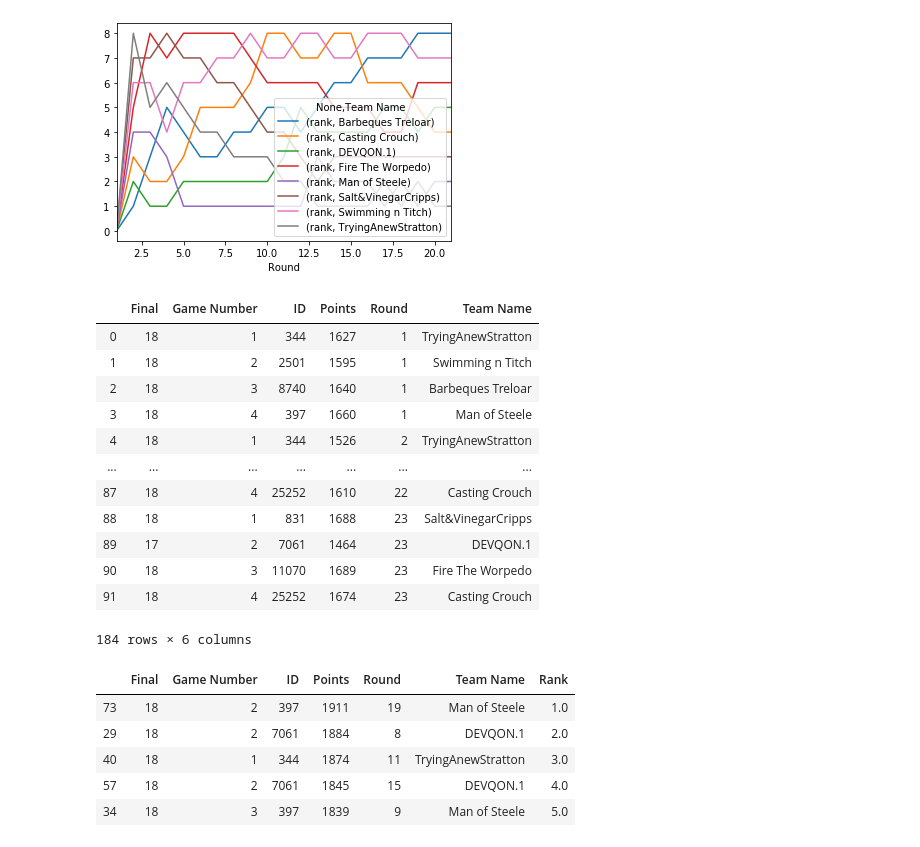
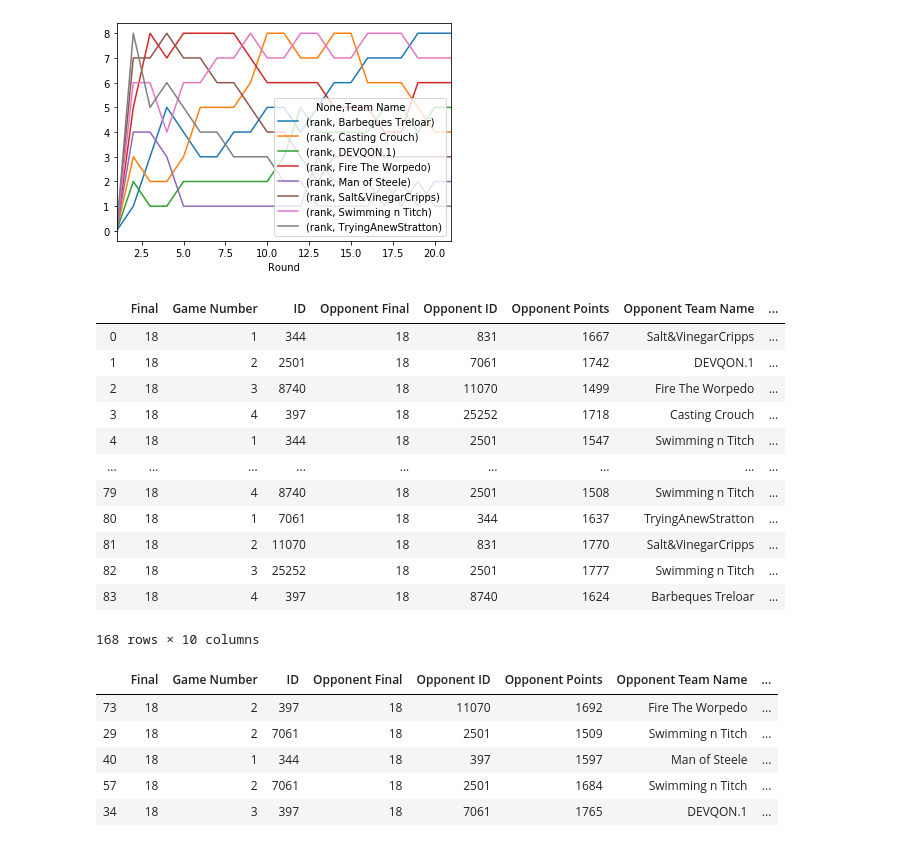
Before and after one commit to mark-richards/sc_scraper, a Jupyter notebook: 2019 Summary.ipynb, the cells around one changed output. Cells and saved outputs as stored; diff of their text form; code cells hidden in the pictures.

```diff
--- a/2019 Summary.ipynb
+++ b/2019 Summary.ipynb
@@ -594,35 +594,35 @@ plot = df_grouped_ladder.plot(kind='line')
 # %%
 # Fixture Difficulty
 df_fixture = pd.read_csv("inputs/2019_sc_fixture.csv")
-df_fixture_team_one = df_fixture[['Round', 'Game Number', 'Team One ID', 'Team One Team Name', 'Team One Points', 'Team One Final']]
-df_fixture_team_one = df_fixture_team_one.rename(columns={"Team One ID": "ID", "Team One Team Name": "Team Name", "Team One Points": "Points", "Team One Final": "Final"})
-df_fixture_team_two = df_fixture[['Round', 'Game Number', 'Team Two ID', 'Team Two Team Name', 'Team Two Points', 'Team Two Final']]
-df_fixture_team_two = df_fixture_team_two.rename(columns={"Team Two ID": "ID", "Team Two Team Name": "Team Name", "Team Two Points": "Points", "Team Two Final": "Final"})
+df_fixture = df_fixture[df_fixture['Round'] < 22]
+df_fixture_team_one = df_fixture
+df_fixture_team_one = df_fixture_team_one.rename(columns={"Team One ID": "ID", "Team One Team Name": "Team Name", "Team One Points": "Points", "Team One Final": "Final", "Team Two ID": "Opponent ID", "Team Two Team Name": "Opponent Team Name", "Team Two Final":"Opponent Final", "Team Two Points":"Opponent Points"})
+df_fixture_team_two = df_fixture
+df_fixture_team_two = df_fixture_team_two.rename(columns={"Team Two ID": "ID", "Team Two Team Name": "Team Name", "Team Two Points": "Points", "Team Two Final": "Final", "Team One ID": "Opponent ID", "Team One Team Name": "Opponent Team Name", "Team One Final":"Opponent Final", "Team One Points":"Opponent Points"})
 df_fixture_combined = pd.concat([df_fixture_team_one, df_fixture_team_two], sort=True)
 df_fixture_combined
 # %% [output]
-|  | Final | Game Number | ID | Points | Round | Team Name |
-| 0 | 18 | 1 | 344 | 1627 | 1 | TryingAnewStratton |
-| 1 | 18 | 2 | 2501 | 1595 | 1 | Swimming n Titch |
-| 2 | 18 | 3 | 8740 | 1640 | 1 | Barbeques Treloar |
-| 3 | 18 | 4 | 397 | 1660 | 1 | Man of Steele |
-| 4 | 18 | 1 | 344 | 1526 | 2 | TryingAnewStratton |
-| ... | ... | ... | ... | ... | ... | ... |
-| 87 | 18 | 4 | 25252 | 1610 | 22 | Casting Crouch |
-| 88 | 18 | 1 | 831 | 1688 | 23 | Salt&VinegarCripps |
-| 89 | 17 | 2 | 7061 | 1464 | 23 | DEVQON.1 |
-| 90 | 18 | 3 | 11070 | 1689 | 23 | Fire The Worpedo |
-| 91 | 18 | 4 | 25252 | 1674 | 23 | Casting Crouch |
+|  | Final | Game Number | ID | Opponent Final | Opponent ID | Opponent Points | Opponent Team Name | ... |
+| 0 | 18 | 1 | 344 | 18 | 831 | 1667 | Salt&VinegarCripps | ... |
+| 1 | 18 | 2 | 2501 | 18 | 7061 | 1742 | DEVQON.1 | ... |
+| 2 | 18 | 3 | 8740 | 18 | 11070 | 1499 | Fire The Worpedo | ... |
+| 3 | 18 | 4 | 397 | 18 | 25252 | 1718 | Casting Crouch | ... |
+| 4 | 18 | 1 | 344 | 18 | 2501 | 1547 | Swimming n Titch | ... |
+| ... | ... | ... | ... | ... | ... | ... | ... | ... |
+| 79 | 18 | 4 | 8740 | 18 | 2501 | 1508 | Swimming n Titch | ... |
+| 80 | 18 | 1 | 7061 | 18 | 344 | 1637 | TryingAnewStratton | ... |
+| 81 | 18 | 2 | 11070 | 18 | 831 | 1770 | Salt&VinegarCripps | ... |
+| 82 | 18 | 3 | 25252 | 18 | 2501 | 1777 | Swimming n Titch | ... |
+| 83 | 18 | 4 | 397 | 18 | 8740 | 1624 | Barbeques Treloar | ... |
-184 rows × 6 columns
+168 rows × 10 columns
 # %%
 # Top 5 Scores for the year
 df_fixture_combined['Rank'] = df_fixture_combined['Points'].rank(ascending=False)
 df_fixture_combined.sort_values('Rank').head(5)
-# df_fixture_combined.to_csv(r'outputs/fixture_combined_rank.csv')
 # %% [output]
-|  | Final | Game Number | ID | Points | Round | Team Name | Rank |
-| 73 | 18 | 2 | 397 | 1911 | 19 | Man of Steele | 1.0 |
-| 29 | 18 | 2 | 7061 | 1884 | 8 | DEVQON.1 | 2.0 |
-| 40 | 18 | 1 | 344 | 1874 | 11 | TryingAnewStratton | 3.0 |
-| 57 | 18 | 2 | 7061 | 1845 | 15 | DEVQON.1 | 4.0 |
-| 34 | 18 | 3 | 397 | 1839 | 9 | Man of Steele | 5.0 |
+|  | Final | Game Number | ID | Opponent Final | Opponent ID | Opponent Points | Opponent Team Name | ... |
+| 73 | 18 | 2 | 397 | 18 | 11070 | 1692 | Fire The Worpedo | ... |
+| 29 | 18 | 2 | 7061 | 18 | 2501 | 1509 | Swimming n Titch | ... |
+| 40 | 18 | 1 | 344 | 18 | 397 | 1597 | Man of Steele | ... |
+| 57 | 18 | 2 | 7061 | 18 | 2501 | 1684 | Swimming n Titch | ... |
+| 34 | 18 | 3 | 397 | 18 | 7061 | 1765 | DEVQON.1 | ... |
```
Also changed, not shown: parts of 4 cells of this notebook, 3 other files.
